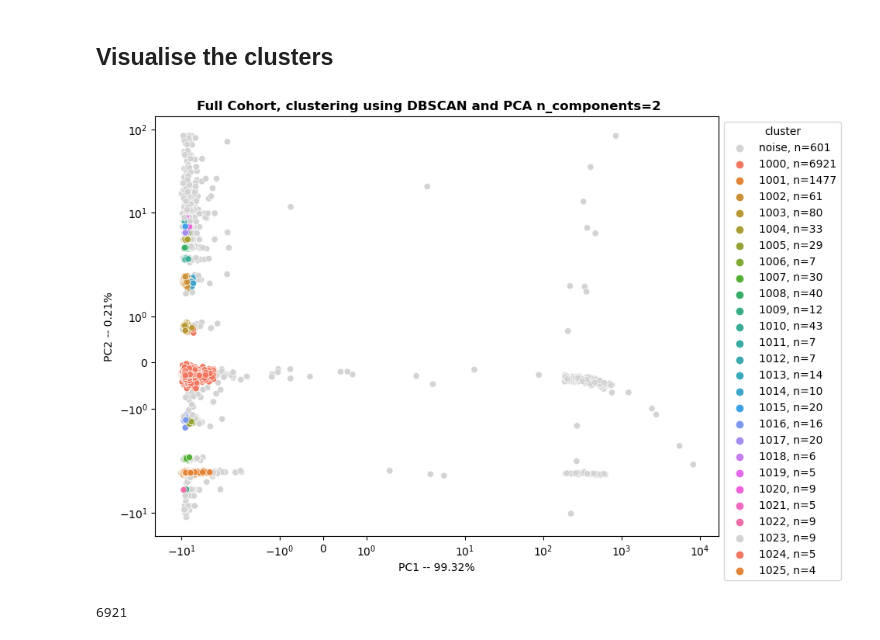
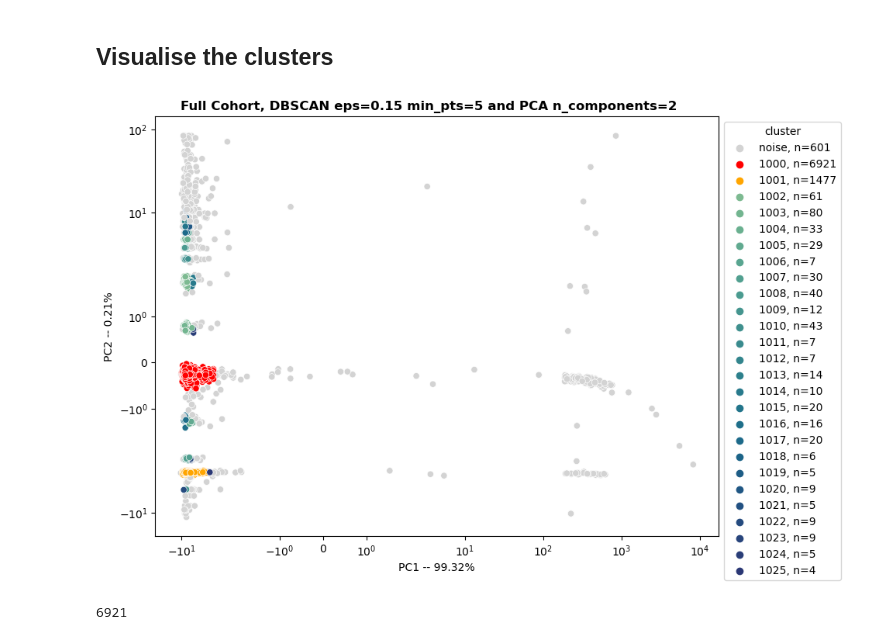
Before and after one commit to johnsonjzhou/comp90089-project, a Jupyter notebook: cluster/dbscan_v2_pca_full_cohort.ipynb, the cells around one changed output. Saved outputs shown, nothing was run; the diff lists cells and outputs as text; code cells hidden in the pictures.

```diff
--- a/cluster/dbscan_v2_pca_full_cohort.ipynb
+++ b/cluster/dbscan_v2_pca_full_cohort.ipynb
@@ -148,31 +160,33 @@ cos_2
 # %%
 fig, ax = plt.subplots()
 fig.set_size_inches(8, 6)
 fig.tight_layout()
 
-pal = sns.color_palette("husl", 24)
+pal = sns.color_palette("crest", 27)
 pal[0] = "lightgray"
+pal[1] = "red"
+pal[2] = "orange"
 sns.scatterplot(df_cluster, x="PC1", y="PC2", hue="cluster", ax=ax, palette=pal)
 
 ax.set_xscale("symlog")
 ax.set_yscale("symlog")
 ax.set_xlabel(f"PC1 -- 99.32%")
 ax.set_ylabel(f"PC2 -- 0.21%")
 
 # Set the hue legend texts
 hue_lab = [f"{(c, 'noise')[c == -1]}, n={n}" for c, n in
            assigned_clusters.value_counts().sort_index().reset_index().values]
 leg = ax.get_legend()
 for text, desc in zip(leg.get_texts(), hue_lab):
     text.set_text(desc)
 leg.set(bbox_to_anchor=(1, 1))
 
-fig.suptitle("Full Cohort, clustering using DBSCAN and PCA n_components=2",
+fig.suptitle("Full Cohort, DBSCAN eps=0.15 min_pts=5 and PCA n_components=2",
              fontweight="semibold", y=1.0)
 
 plt.show()
 # %% [output]
-[figure, old version]
+[figure, new version]
 # %%
 cos_los = pd.merge(
     left=cos,
```
Also changed, not shown: parts of 1 cell of this notebook, 4 other files.
